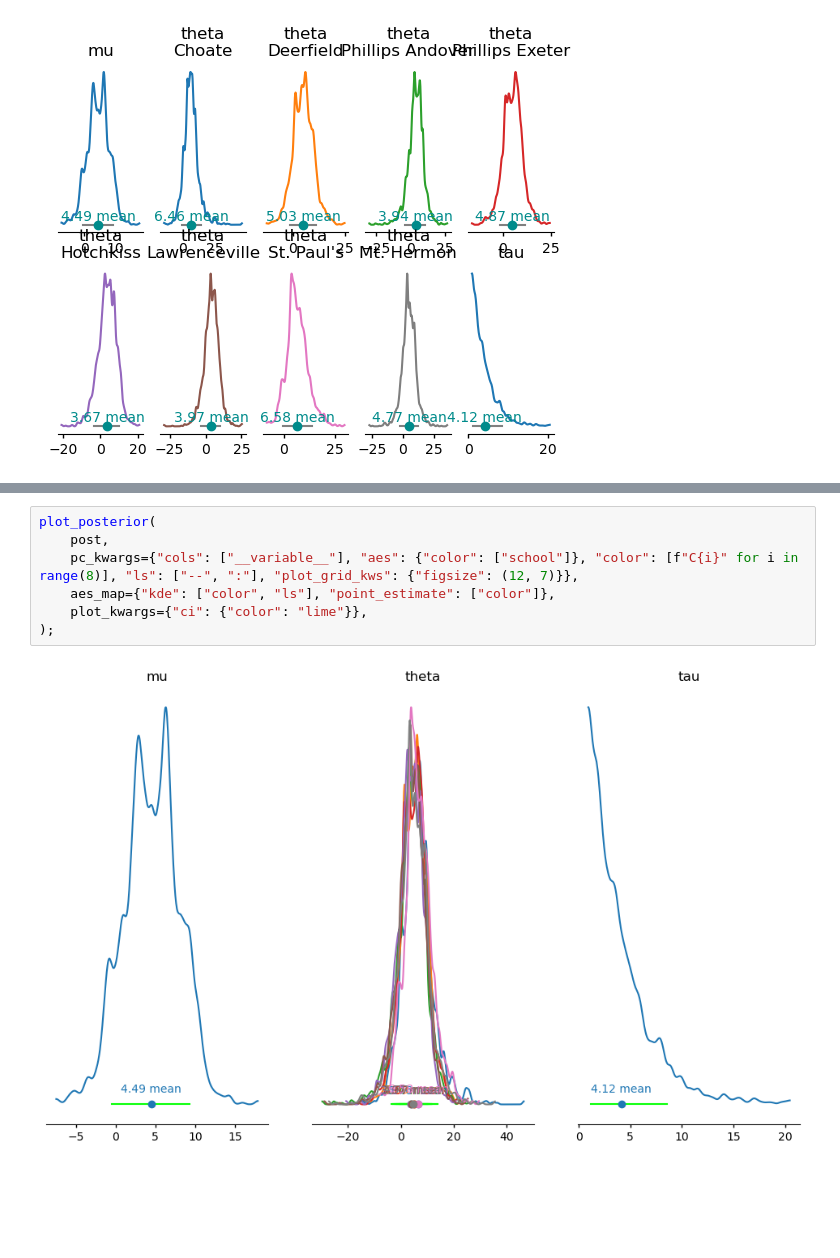
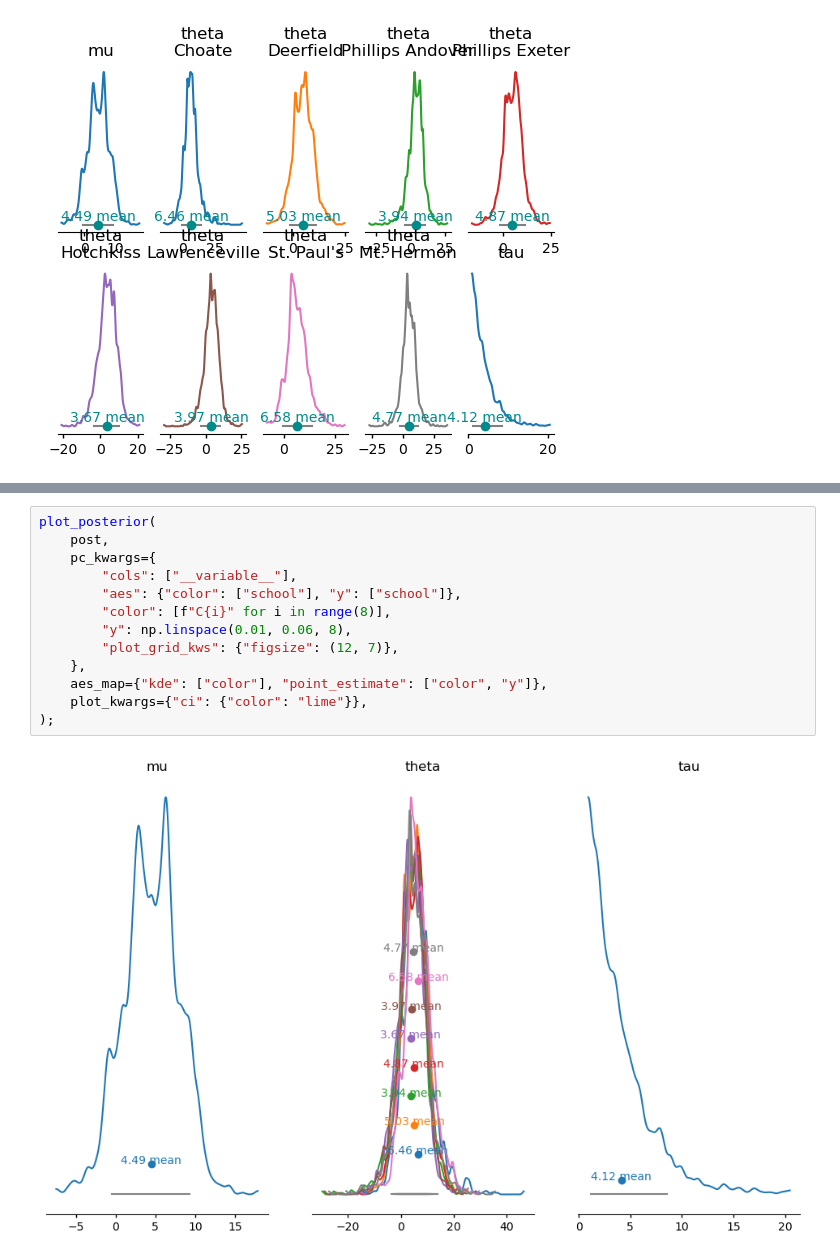
Before and after one commit to arviz-devs/arviz-plots, a Jupyter notebook: docs/source/tutorials/plot_posterior_examples.ipynb, the cells around one changed output, grey strips where cells are left out. Drawn from its saved outputs; the diff is of its cells as text; blank space fills up the shorter version.

```diff
--- a/docs/source/tutorials/plot_posterior_examples.ipynb
+++ b/docs/source/tutorials/plot_posterior_examples.ipynb
@@ -32,9 +33,15 @@ plot_posterior(
 # %%
 plot_posterior(
     post,
-    pc_kwargs={"cols": ["__variable__"], "aes": {"color": ["school"]}, "color": [f"C{i}" for i in range(8)], "ls": ["--", ":"], "plot_grid_kws": {"figsize": (12, 7)}},
-    aes_map={"kde": ["color", "ls"], "point_estimate": ["color"]},
+    pc_kwargs={
+        "cols": ["__variable__"],
+        "aes": {"color": ["school"], "y": ["school"]},
+        "color": [f"C{i}" for i in range(8)],
+        "y": np.linspace(0.01, 0.06, 8),
+        "plot_grid_kws": {"figsize": (12, 7)},
+    },
+    aes_map={"kde": ["color"], "point_estimate": ["color", "y"]},
     plot_kwargs={"ci": {"color": "lime"}},
 );
 # %% [output]
-[figure, old version]
+[figure, new version]
```
Also changed, not shown: parts of 2 cells of this notebook, 8 other files.
